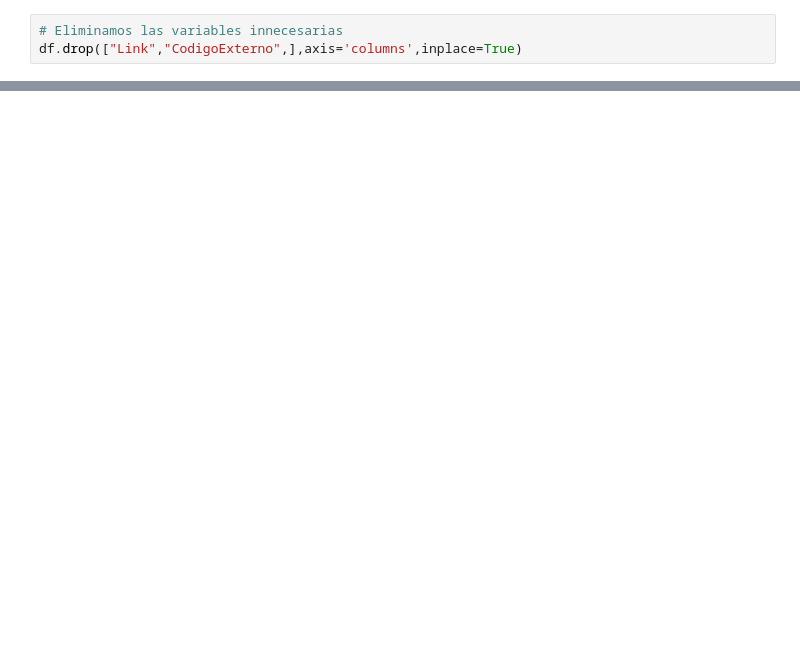
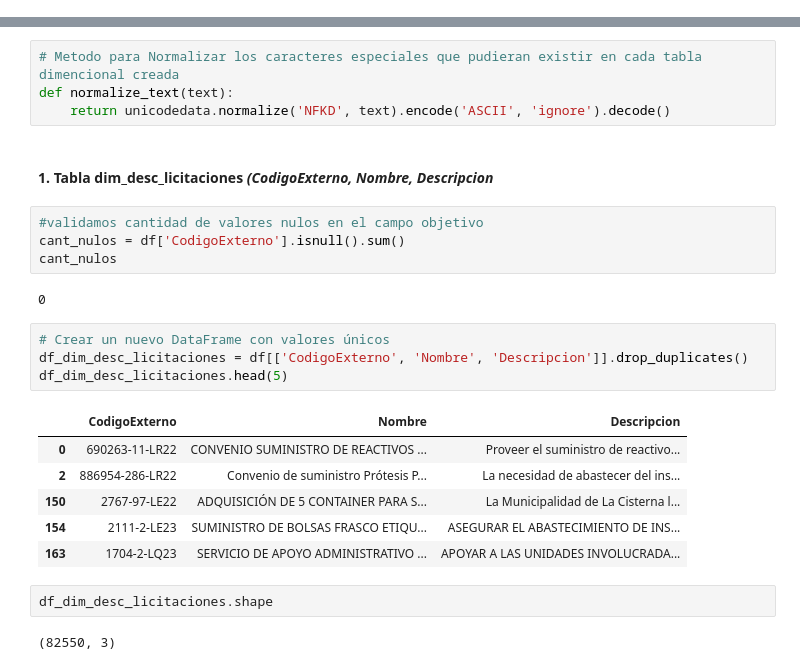
Before and after one commit to ManuelVR461/DuocUCProyectoFinal, a Jupyter notebook: mercadopublico.ipynb, the cells around one changed output, grey strips where cells are left out. Saved outputs shown, nothing was run; the diff lists cells and outputs as text; blank space fills up the shorter version.

```diff
--- a/mercadopublico.ipynb
+++ b/mercadopublico.ipynb
@@ -127,3 +122,0 @@ Personas
-# %%
-# Eliminamos las variables innecesarias
-df.drop(["Link","CodigoExterno",],axis='columns',inplace=True)
@@ -136,0 +141,27 @@ drive.mount('/content/drive')
+# %%
+# Metodo para Normalizar los caracteres especiales que pudieran existir en cada tabla dimencional creada
+def normalize_text(text):
+    return unicodedata.normalize('NFKD', text).encode('ASCII', 'ignore').decode()
+# %% [markdown]
+#### 1. Tabla **dim_desc_licitaciones** *(CodigoExterno, Nombre, Descripcion*
+# %%
+#validamos cantidad de valores nulos en el campo objetivo
+cant_nulos = df['CodigoExterno'].isnull().sum()
+cant_nulos
+# %% [output]
+0
+# %%
+# Crear un nuevo DataFrame con valores únicos
+df_dim_desc_licitaciones = df[['CodigoExterno', 'Nombre', 'Descripcion']].drop_duplicates()
+df_dim_desc_licitaciones.head(5)
+# %% [output]
+|  | CodigoExterno | Nombre | Descripcion |
+| 0 | 690263-11-LR22 | CONVENIO SUMINISTRO DE REACTIVOS ... | Proveer el suministro de reactivo... |
+| 2 | 886954-286-LR22 | Convenio de suministro Prótesis P... | La necesidad de abastecer del ins... |
+| 150 | 2767-97-LE22 | ADQUISICIÓN DE 5 CONTAINER PARA S... | La Municipalidad de La Cisterna l... |
+| 154 | 2111-2-LE23 | SUMINISTRO DE BOLSAS FRASCO ETIQU... | ASEGURAR EL ABASTECIMIENTO DE INS... |
+| 163 | 1704-2-LQ23 | SERVICIO DE APOYO ADMINISTRATIVO ... | APOYAR A LAS UNIDADES INVOLUCRADA... |
+# %%
+df_dim_desc_licitaciones.shape
+# %% [output]
+(82550, 3)
```
Also changed, not shown: parts of 119 cells of this notebook.
